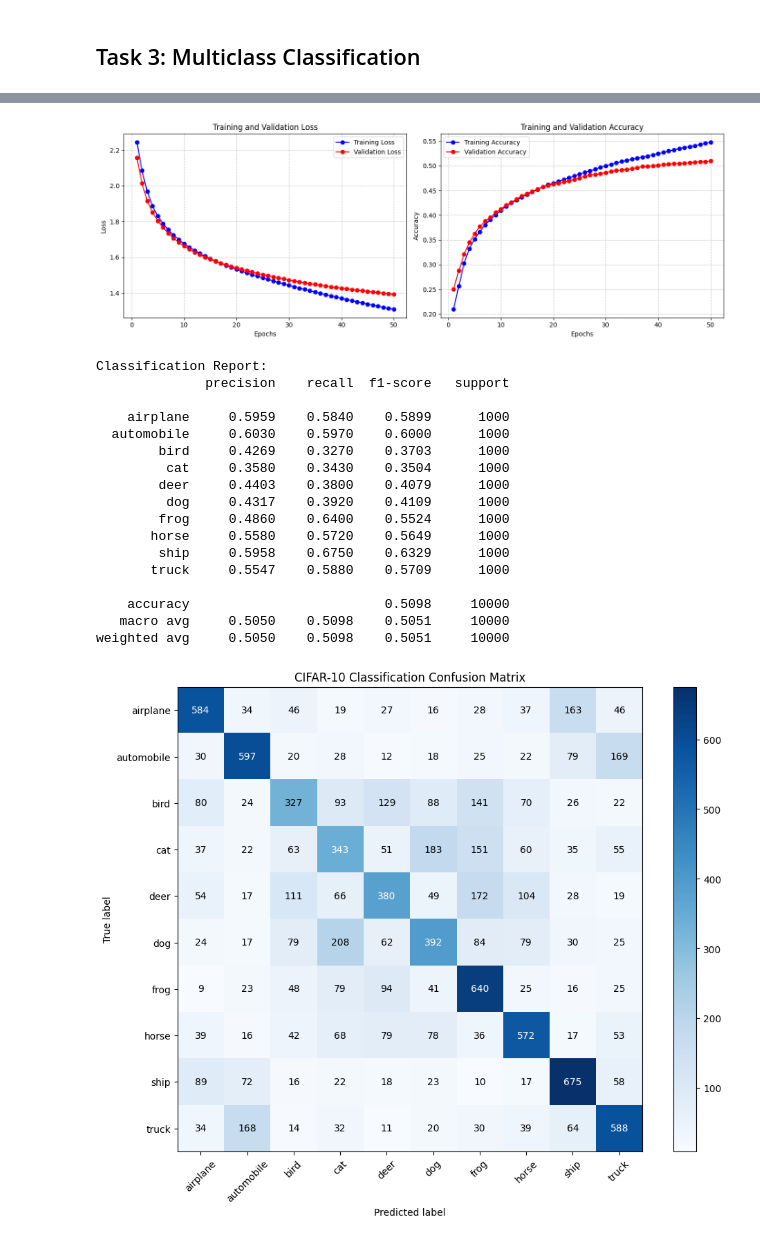
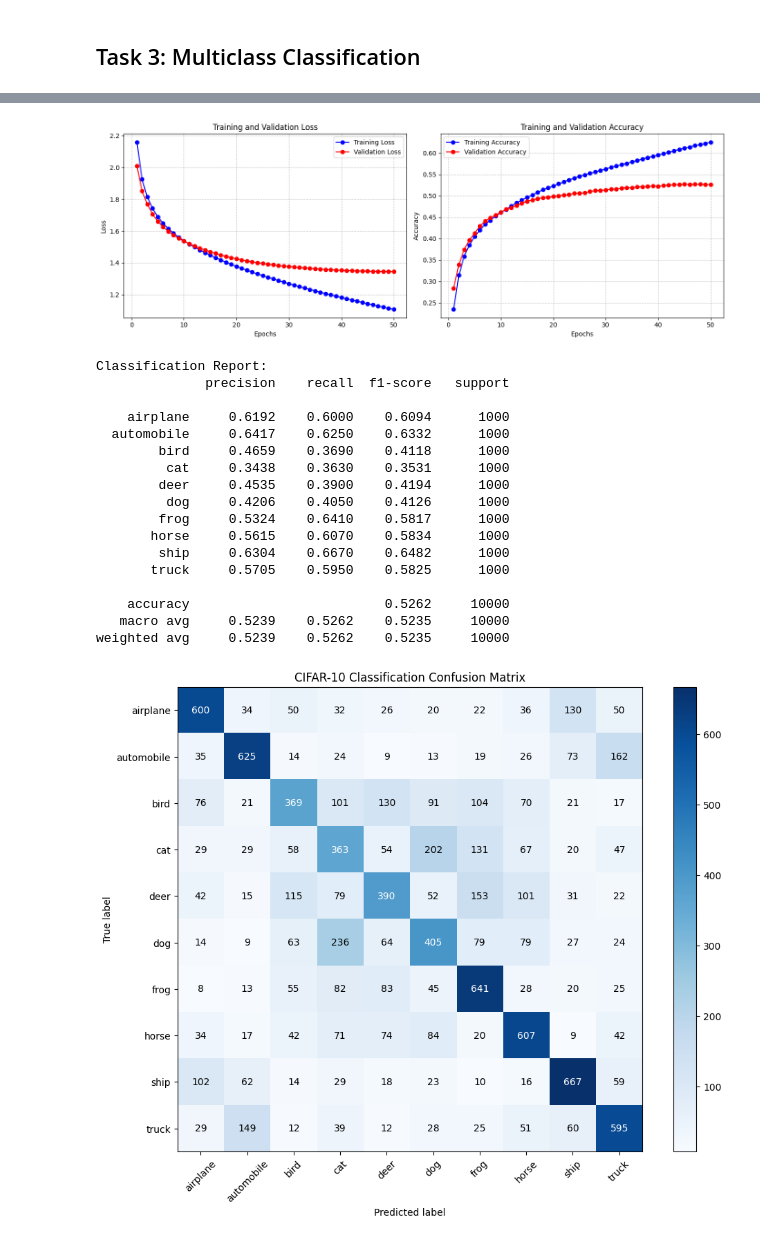
Before and after one commit to mahdimahdieh/computational-intelligence, a Jupyter notebook: Phase 3 Neural Network/task1-4/task1-3.ipynb, the cells around one changed output, grey strips where cells are left out. Drawn from its saved outputs; the diff is of its cells as text; code cells hidden in the pictures.

```diff
--- a/Phase 3 Neural Network/task1-4/task1-3.ipynb
+++ b/Phase 3 Neural Network/task1-4/task1-3.ipynb
@@ -132,11 +132,11 @@ weighted avg     0.8984    0.9132    0.8929     10000
 ## Task 3: Multiclass Classification
 # %%
 # Create model with Sigmoid hidden layer and softmax output
-model3 = NeuralNetwork([
+model = NeuralNetwork([
     DenseLayer(3072, 128, activation=ReLU),  # Hidden layer with ReLU
     DenseLayer(128, 10, activation=Softmax)  # 10-class output with softmax
 ])
 # %%
-history3 = model3.train(x_train_categorical, y_train_categorical, x_test_categorical, y_test_categorical,
-                         epochs=50, learning_rate=0.005, classification_task=CategoricalClassification)
+history = model.train(x_train_categorical, y_train_categorical, x_test_categorical, y_test_categorical,
+                         epochs=50, learning_rate=0.01, classification_task=CategoricalClassification)
 # %% [output]
@@ -160,35 +160,35 @@ Epoch 50/50 | Loss: 1.3077 | Acc: 0.5480 | Val Loss: 1.3930 | Val Acc: 0.5098
 # %%
 # Plot training history
-plot_history(history3)
+plot_history(history)
 
 # Get predictions
-y_perdiction3 = cp.argmax(model3.forward(x_test_categorical), axis=1)
+y_prediction_categorical = cp.argmax(model.forward(x_test_categorical), axis=1)
 
 # Define CIFAR-10 class names
 cifar10_classes = ['airplane', 'automobile', 'bird', 'cat', 'deer',
                   'dog', 'frog', 'horse', 'ship', 'truck']
 
 # Plot confusion matrix and F1 scores
-plot_confusion_matrix_and_f1(y_test_categorical, y_perdiction3,
+plot_confusion_matrix_and_f1(y_test_categorical, y_prediction_categorical,
                              classes=cifar10_classes,
                              title='CIFAR-10 Classification Confusion Matrix')
 # %% [output]
-[figure, old version]
+[figure, new version]
 Classification Report:
               precision    recall  f1-score   support
 
-    airplane     0.5959    0.5840    0.5899      1000
-  automobile     0.6030    0.5970    0.6000      1000
-        bird     0.4269    0.3270    0.3703      1000
-         cat     0.3580    0.3430    0.3504      1000
-        deer     0.4403    0.3800    0.4079      1000
-         dog     0.4317    0.3920    0.4109      1000
-        frog     0.4860    0.6400    0.5524      1000
-       horse     0.5580    0.5720    0.5649      1000
-        ship     0.5958    0.6750    0.6329      1000
-       truck     0.5547    0.5880    0.5709      1000
+    airplane     0.6192    0.6000    0.6094      1000
+  automobile     0.6417    0.6250    0.6332      1000
+        bird     0.4659    0.3690    0.4118      1000
+         cat     0.3438    0.3630    0.3531      1000
+        deer     0.4535    0.3900    0.4194      1000
+         dog     0.4206    0.4050    0.4126      1000
+        frog     0.5324    0.6410    0.5817      1000
+       horse     0.5615    0.6070    0.5834      1000
+        ship     0.6304    0.6670    0.6482      1000
+       truck     0.5705    0.5950    0.5825      1000
 
-    accuracy                         0.5098     10000
-   macro avg     0.5050    0.5098    0.5051     10000
-weighted avg     0.5050    0.5098    0.5051     10000
+    accuracy                         0.5262     10000
+   macro avg     0.5239    0.5262    0.5235     10000
+weighted avg     0.5239    0.5262    0.5235     10000
-[figure, old version]
+[figure, new version]
```
Also changed, not shown: parts of 8 cells of this notebook.
